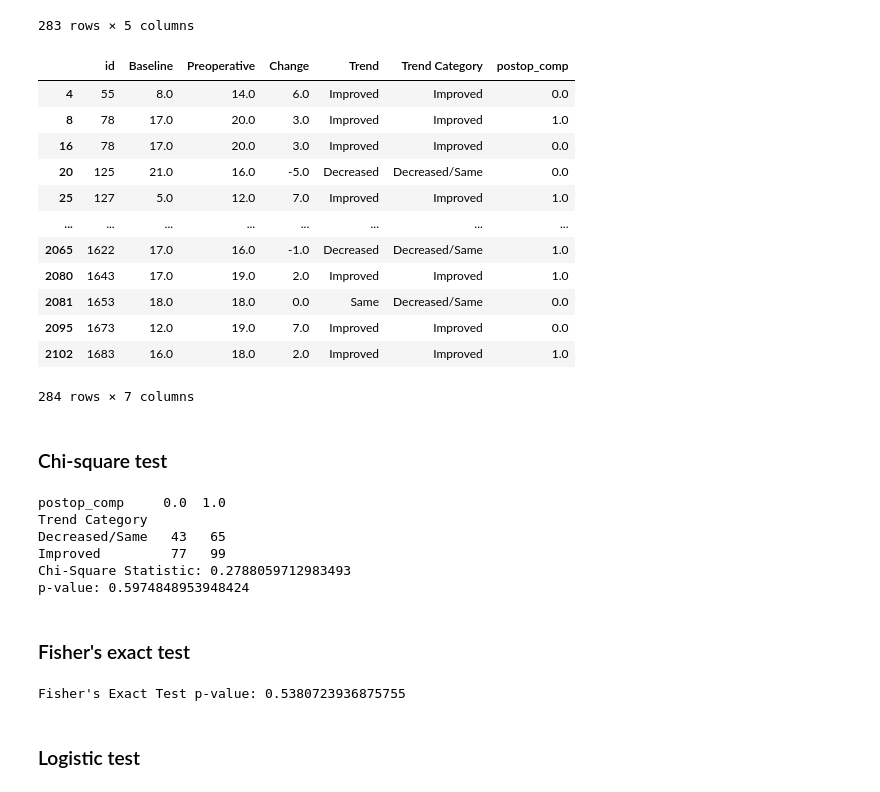
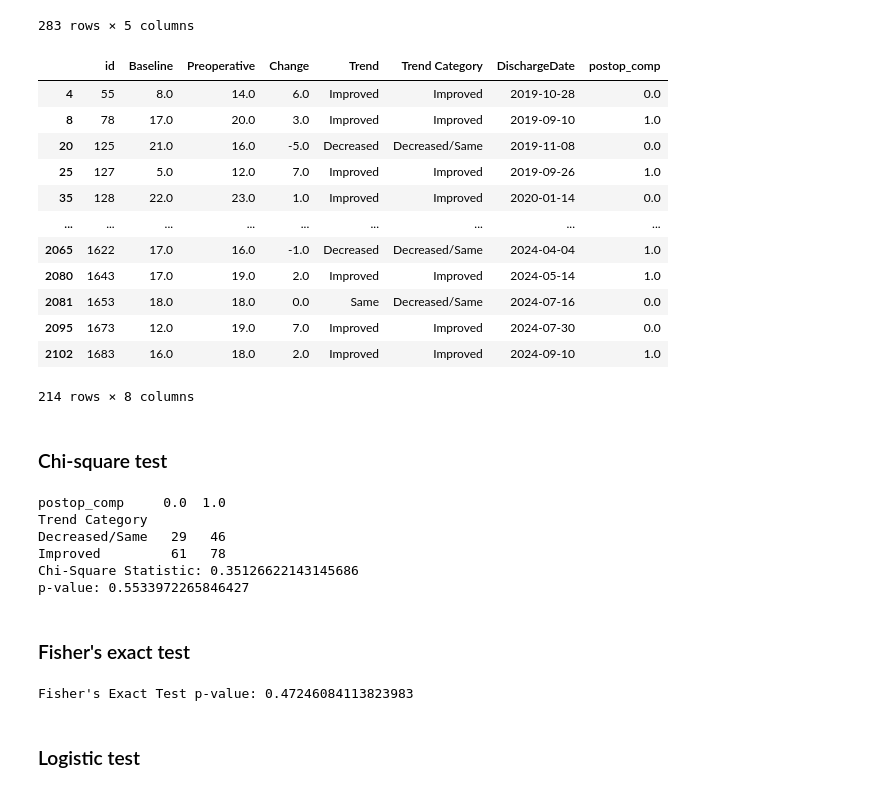
Before and after one commit to Crump-Lab/ESO_project, a Jupyter notebook: notebooks/ESO_ED_analysis_pre_n_baseline3.ipynb, the cells around one changed output. Drawn from its saved outputs; the diff is of its cells as text; code cells hidden in the pictures.

```diff
--- a/notebooks/ESO_ED_analysis_pre_n_baseline3.ipynb
+++ b/notebooks/ESO_ED_analysis_pre_n_baseline3.ipynb
@@ -652,26 +652,44 @@ score_comparison
 283 rows × 5 columns
 # %%
 # Merge score_comparison with postop_comp data (assuming both have "id" as a common key)
-merged_df = score_comparison.merge(df_extracted[["id", "postop_comp"]], on="id", how="left")
+merged_df = score_comparison.merge(df_extracted[["id", "DischargeDate", "postop_comp", "readmission_30d"]], on="id", how="left")
+
 # Remove rows where postop_comp is missing
 merged_df_removedNA = merged_df.dropna(subset=["postop_comp"])
-merged_df_expanded = merged_df_removedNA.drop_duplicates()
-merged_df_removedNA = merged_df_expanded.copy()
+
+# Remove rows where readmission_30d is 1
+merged_df_removedNA = merged_df_removedNA[merged_df_removedNA["readmission_30d"] != 1]
+
+# Drop readmission_30d column
+merged_df_removedNA = merged_df_removedNA.drop(columns=["readmission_30d"])
+
+# Remove rows where an id with the same DischargeDate has both postop_comp 1 and 0
+merged_df_removedNA = merged_df_removedNA[
+    ~merged_df_removedNA.duplicated(subset=["id", "DischargeDate"], keep=False) |
+    (merged_df_removedNA["postop_comp"] == 1)
+]
+
+# Sort by DischargeDate (ascending) so that the earliest date appears first
+merged_df_removedNA = merged_df_removedNA.sort_values(by=["id", "DischargeDate"], ascending=[True, True])
+
+# Keep only the first occurrence of each id (i.e., earliest DischargeDate)
+merged_df_removedNA = merged_df_removedNA.drop_duplicates(subset=["id"], keep="first").copy()
+
 merged_df_removedNA
 # %% [output]
-|  | id | Baseline | Preoperative | Change | Trend | Trend Category | postop_comp |
-| 4 | 55 | 8.0 | 14.0 | 6.0 | Improved | Improved | 0.0 |
-| 8 | 78 | 17.0 | 20.0 | 3.0 | Improved | Improved | 1.0 |
-| 16 | 78 | 17.0 | 20.0 | 3.0 | Improved | Improved | 0.0 |
-| 20 | 125 | 21.0 | 16.0 | -5.0 | Decreased | Decreased/Same | 0.0 |
-| 25 | 127 | 5.0 | 12.0 | 7.0 | Improved | Improved | 1.0 |
-| ... | ... | ... | ... | ... | ... | ... | ... |
-| 2065 | 1622 | 17.0 | 16.0 | -1.0 | Decreased | Decreased/Same | 1.0 |
-| 2080 | 1643 | 17.0 | 19.0 | 2.0 | Improved | Improved | 1.0 |
-| 2081 | 1653 | 18.0 | 18.0 | 0.0 | Same | Decreased/Same | 0.0 |
-| 2095 | 1673 | 12.0 | 19.0 | 7.0 | Improved | Improved | 0.0 |
-| 2102 | 1683 | 16.0 | 18.0 | 2.0 | Improved | Improved | 1.0 |
+|  | id | Baseline | Preoperative | Change | Trend | Trend Category | DischargeDate | postop_comp |
+| 4 | 55 | 8.0 | 14.0 | 6.0 | Improved | Improved | 2019-10-28 | 0.0 |
+| 8 | 78 | 17.0 | 20.0 | 3.0 | Improved | Improved | 2019-09-10 | 1.0 |
+| 20 | 125 | 21.0 | 16.0 | -5.0 | Decreased | Decreased/Same | 2019-11-08 | 0.0 |
+| 25 | 127 | 5.0 | 12.0 | 7.0 | Improved | Improved | 2019-09-26 | 1.0 |
+| 35 | 128 | 22.0 | 23.0 | 1.0 | Improved | Improved | 2020-01-14 | 0.0 |
+| ... | ... | ... | ... | ... | ... | ... | ... | ... |
+| 2065 | 1622 | 17.0 | 16.0 | -1.0 | Decreased | Decreased/Same | 2024-04-04 | 1.0 |
+| 2080 | 1643 | 17.0 | 19.0 | 2.0 | Improved | Improved | 2024-05-14 | 1.0 |
+| 2081 | 1653 | 18.0 | 18.0 | 0.0 | Same | Decreased/Same | 2024-07-16 | 0.0 |
+| 2095 | 1673 | 12.0 | 19.0 | 7.0 | Improved | Improved | 2024-07-30 | 0.0 |
+| 2102 | 1683 | 16.0 | 18.0 | 2.0 | Improved | Improved | 2024-09-10 | 1.0 |
-284 rows × 7 columns
+214 rows × 8 columns
 # %% [markdown]
 ### Chi-square test
 # %%
@@ -688,17 +706,17 @@ print("p-value:", p)
 # %% [output]
 postop_comp     0.0  1.0
 Trend Category
-Decreased/Same   43   65
-Improved         77   99
-Chi-Square Statistic: 0.2788059712983493
-p-value: 0.5974848953948424
+Decreased/Same   29   46
+Improved         61   78
+Chi-Square Statistic: 0.35126622143145686
+p-value: 0.5533972265846427
 # %% [markdown]
 ### Fisher's exact test
 # %%
 odds_ratio, p_value = stats.fisher_exact(contingency_table)
 print(f"Fisher's Exact Test p-value: {p_value}")
 # %% [output]
-Fisher's Exact Test p-value: 0.5380723936875755
+Fisher's Exact Test p-value: 0.47246084113823983
 # %% [markdown]
 ### Logistic test
 # %%
```
Also changed, not shown: parts of 10 cells of this notebook.
